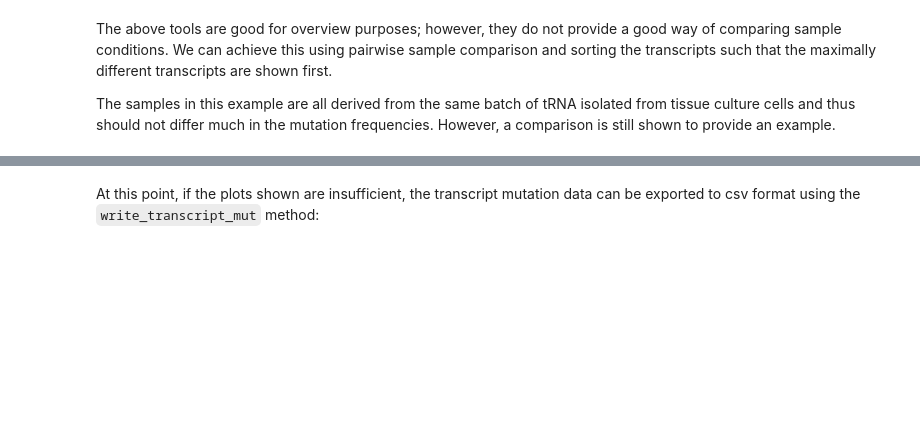
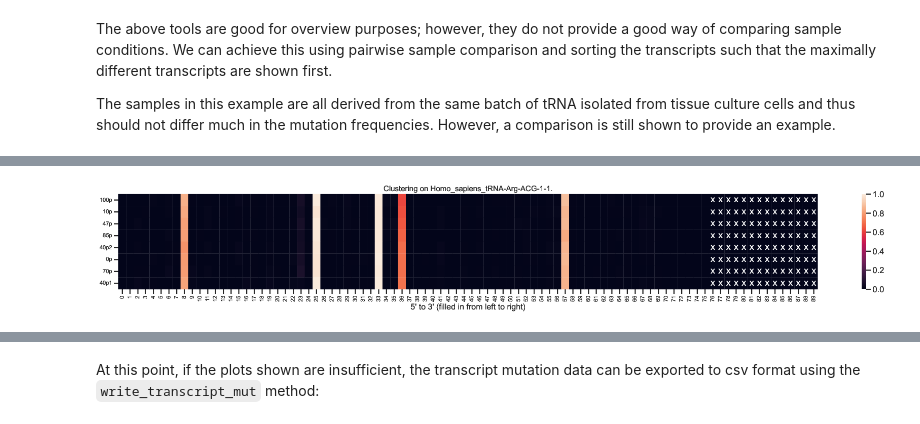
Before and after one commit to krdav/tRNA-charge-seq, a Jupyter notebook: projects/example/process_data.ipynb, the cells around one changed output, grey strips where cells are left out. Cells and saved outputs as stored; diff of their text form; code cells hidden in the pictures; blank space fills up the shorter version.

Commit message:
update example with cluster muts

```diff
--- a/projects/example/process_data.ipynb
+++ b/projects/example/process_data.ipynb
@@ -717,0 +726,8 @@ TM_obj.plot_transcript_mut_compare(plot_name='tr-mut_matrix_comp', \
+# %%
+TM_obj.plot_transcript_mut_cluster(data_type='mut', min_count_show=50, \
+                                   plot_name='tr-mut_matrix_clust_Arg', \
+                                   right_align=False, \
+                                   anno_substring_incl='Arg-ACG-1-1')
+show_PDF('data/transcript_mutations/tr-mut_matrix_clust_Arg.pdf')
+# %% [output]
+[figure, added]
```
Also changed, not shown: parts of 14 cells of this notebook.
